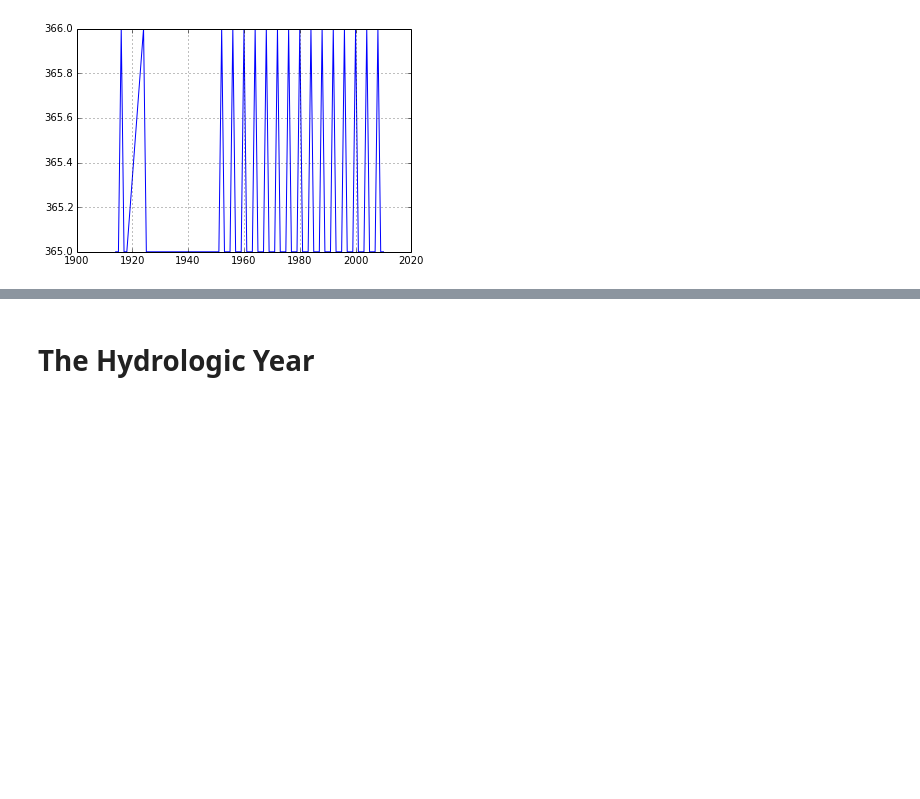
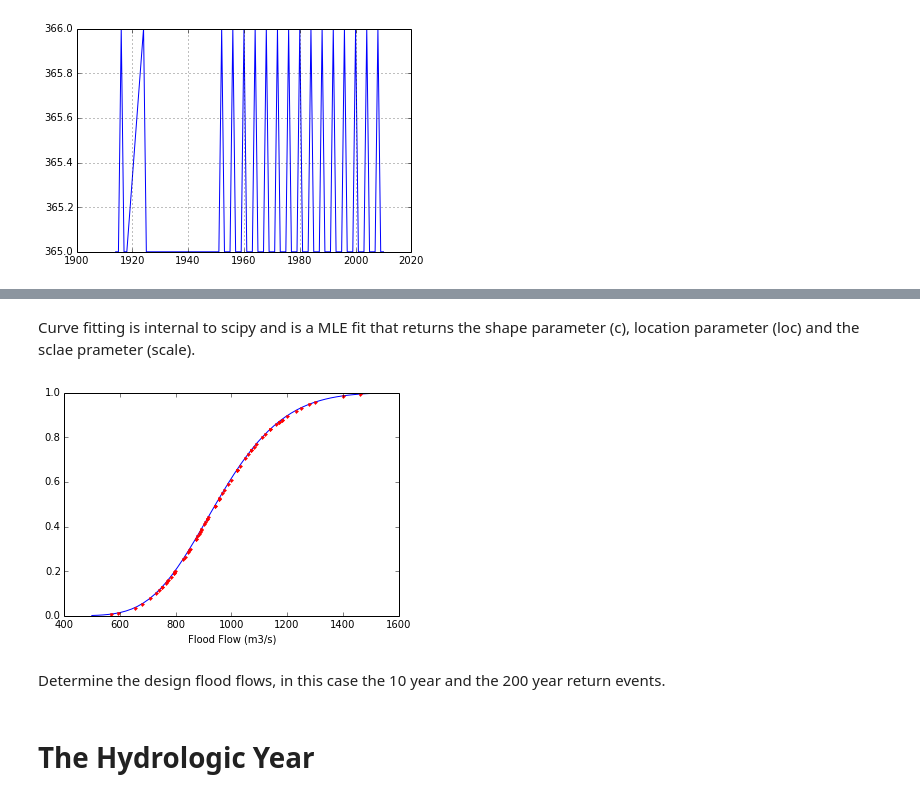
Before and after one commit to MarkSmithlxviii/HydrologicAnalysis, a Jupyter notebook: HydraulicAnalysis.ipynb, the cells around one changed output, grey strips where cells are left out. Cells and saved outputs as stored; diff of their text form; code cells hidden in the pictures; blank space fills up the shorter version.

```diff
--- a/HydraulicAnalysis.ipynb
+++ b/HydraulicAnalysis.ipynb
@@ -254,0 +268,13 @@ AnnualMaxFlow = CompleteYearGrouped.max()
+# %% [markdown]
+Curve fitting is internal to scipy and is a MLE fit that returns the shape parameter (c), location parameter (loc) and the sclae prameter (scale).
+# %%
+_=np.linspace(500,1500)
+(c,loc,scale) = genextreme.fit(AnnualMaxFlow.RegionalFlow)
+plt.plot(_,genextreme.cdf(_,c,loc,scale))
+plt.plot(AnnualMaxFlow.RegionalFlow,genextreme.cdf(AnnualMaxFlow.RegionalFlow,c,loc,scale),'r.')
+plt.xlabel('Flood Flow (m3/s)')
+plt.show()
+# %% [output]
+[figure, added]
+# %% [markdown]
+Determine the design flood flows, in this case the 10 year and the 200 year return events.
```
Also changed, not shown: parts of 3 cells of this notebook.
